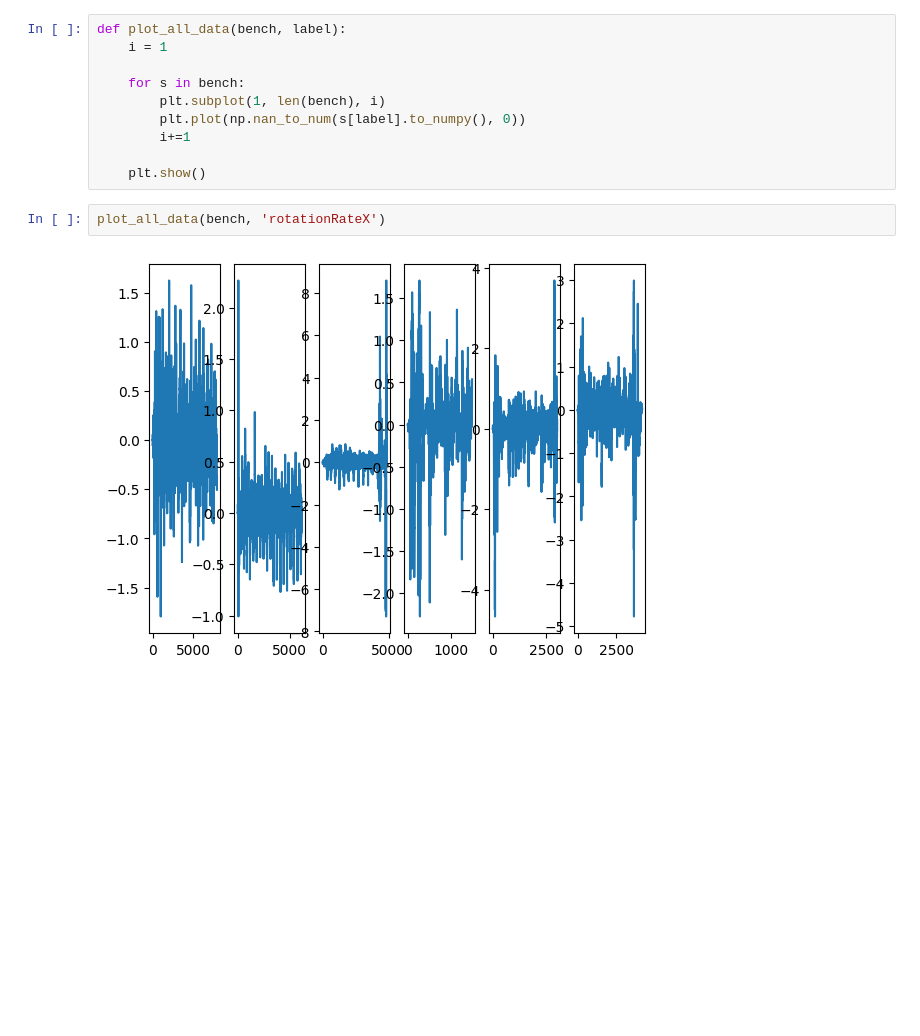
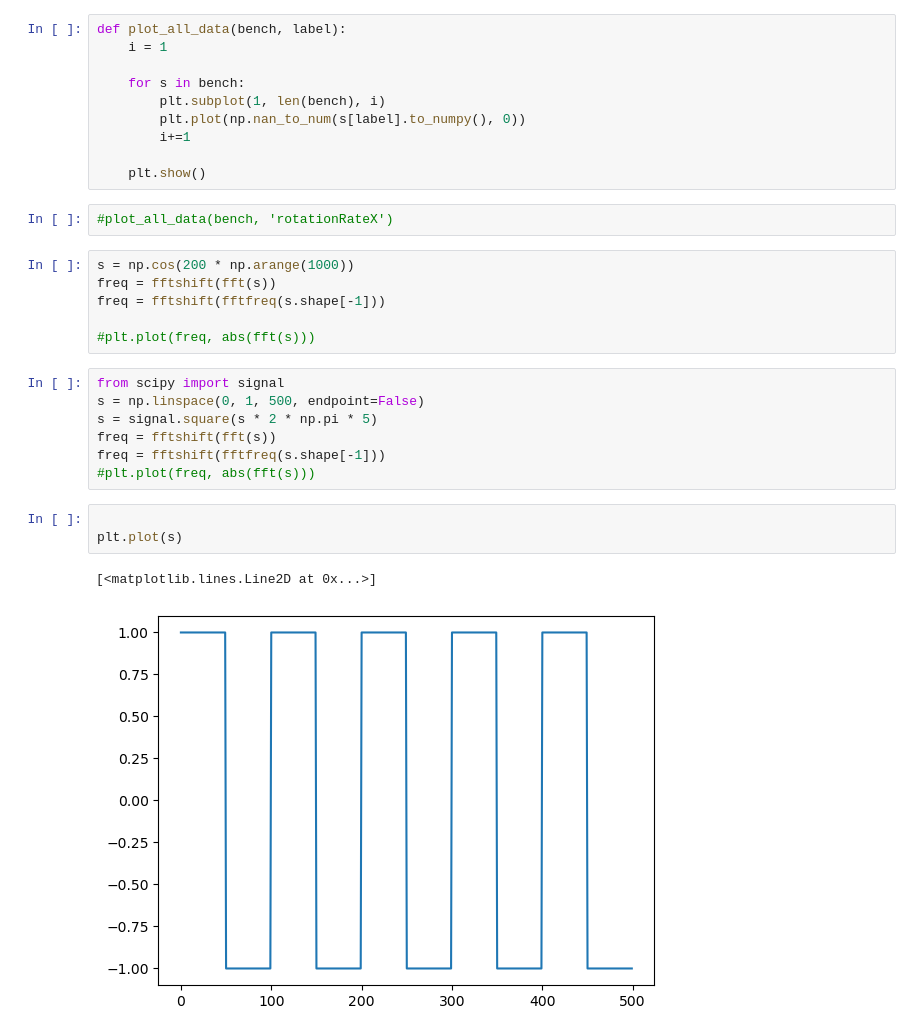
Before and after one commit to NealC17/senior_design, a Jupyter notebook: real_data.ipynb, the cells around one changed output. Saved outputs shown, nothing was run; the diff lists cells and outputs as text; blank space fills up the shorter version.

```diff
--- a/real_data.ipynb
+++ b/real_data.ipynb
@@ -193,6 +185,23 @@ def plot_all_data(bench, label):
 
     plt.show()
 # %%
-plot_all_data(bench, 'rotationRateX')
+#plot_all_data(bench, 'rotationRateX')
-# %% [output]
-[figure, removed]
+# %%
+s = np.cos(200 * np.arange(1000))
+freq = fftshift(fft(s))
+freq = fftshift(fftfreq(s.shape[-1]))
+
+#plt.plot(freq, abs(fft(s)))
+# %%
+from scipy import signal
+s = np.linspace(0, 1, 500, endpoint=False)
+s = signal.square(s * 2 * np.pi * 5)
+freq = fftshift(fft(s))
+freq = fftshift(fftfreq(s.shape[-1]))
+#plt.plot(freq, abs(fft(s)))
+# %%
+
+plt.plot(s)
+# %% [output]
+[<matplotlib.lines.Line2D at 0x...>]
+[figure, added]
```
Also changed, not shown: parts of 9 cells of this notebook, 1 other file.
